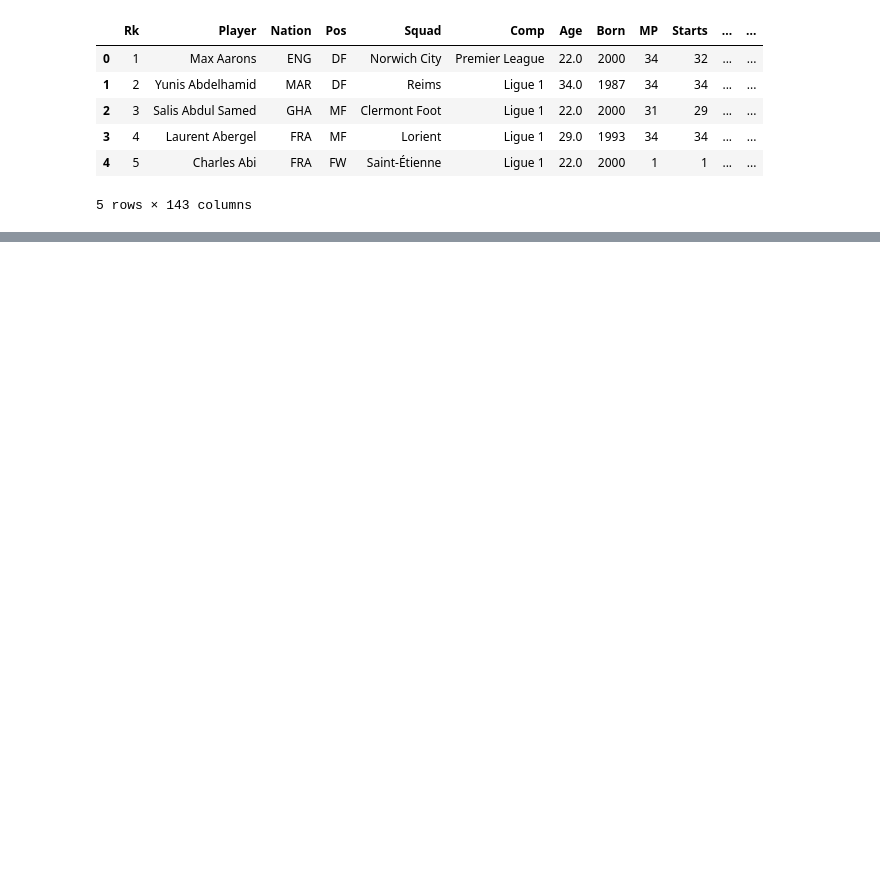
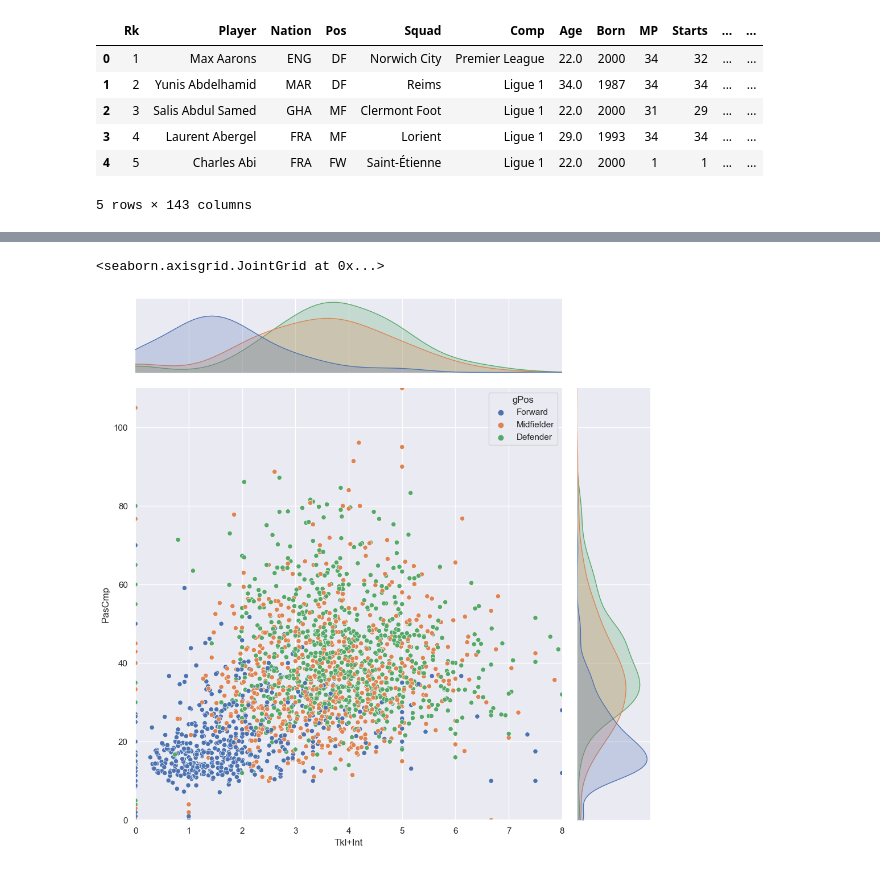
Before and after one commit to ludviglundgrens/SC1015_project, a Jupyter notebook: merge_data.ipynb, the cells around one changed output, grey strips where cells are left out. Drawn from its saved outputs; the diff is of its cells as text; code cells hidden in the pictures; blank space fills up the shorter version.

```diff
--- a/merge_data.ipynb
+++ b/merge_data.ipynb
@@ -54,0 +126,11 @@ filtered.to_csv("merged_data.csv")
+# %%
+sb.jointplot(data=noGK,
+                 x="Tkl+Int",
+                 y="PasCmp",
+                 xlim = {0,8},
+                 ylim = {0,110},
+                 height = 10,
+                 hue="gPos")
+# %% [output]
+<seaborn.axisgrid.JointGrid at 0x...>
+[figure, added]
```
Also changed, not shown: parts of 14 cells of this notebook, 1 other file.
